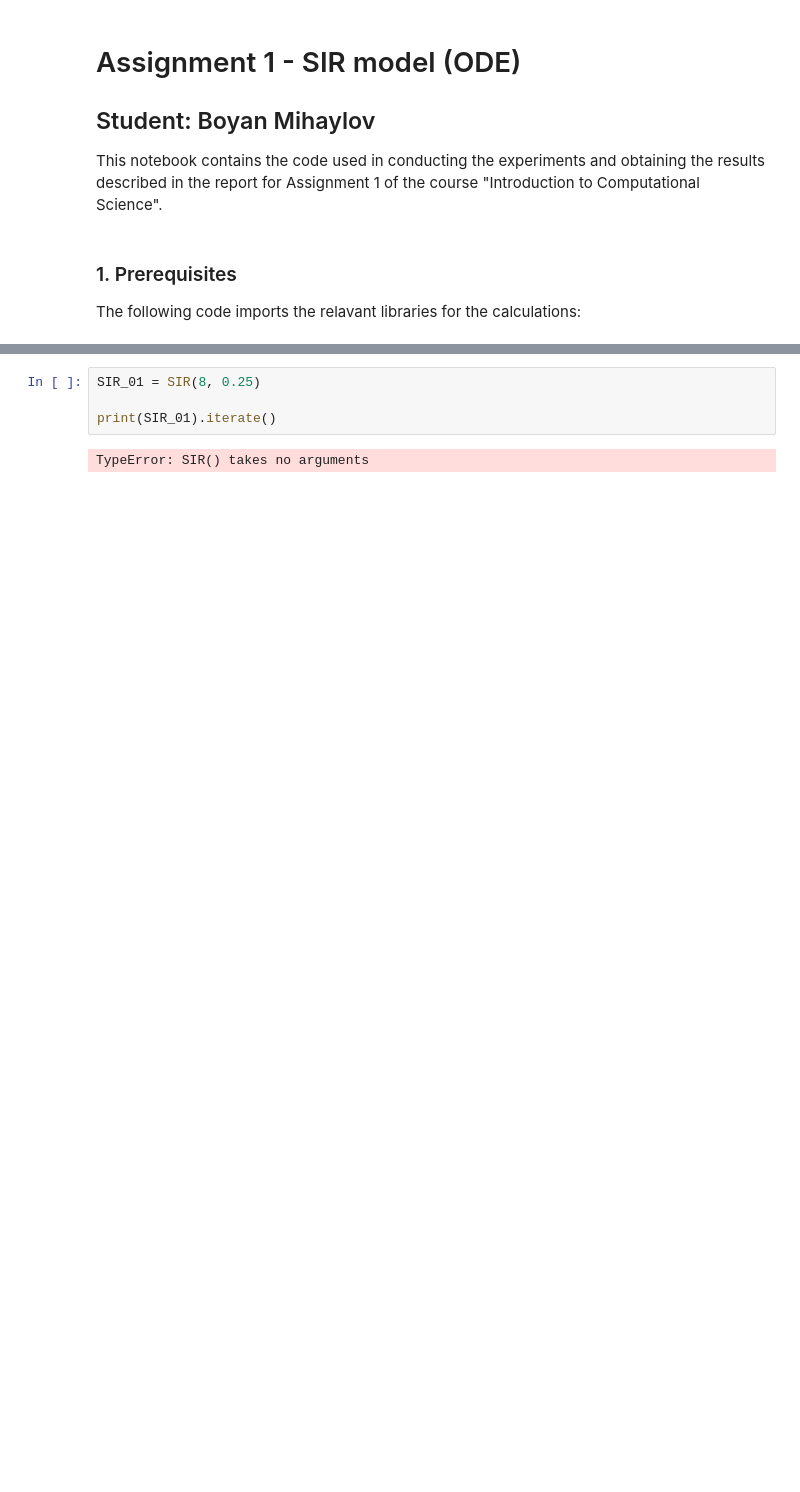
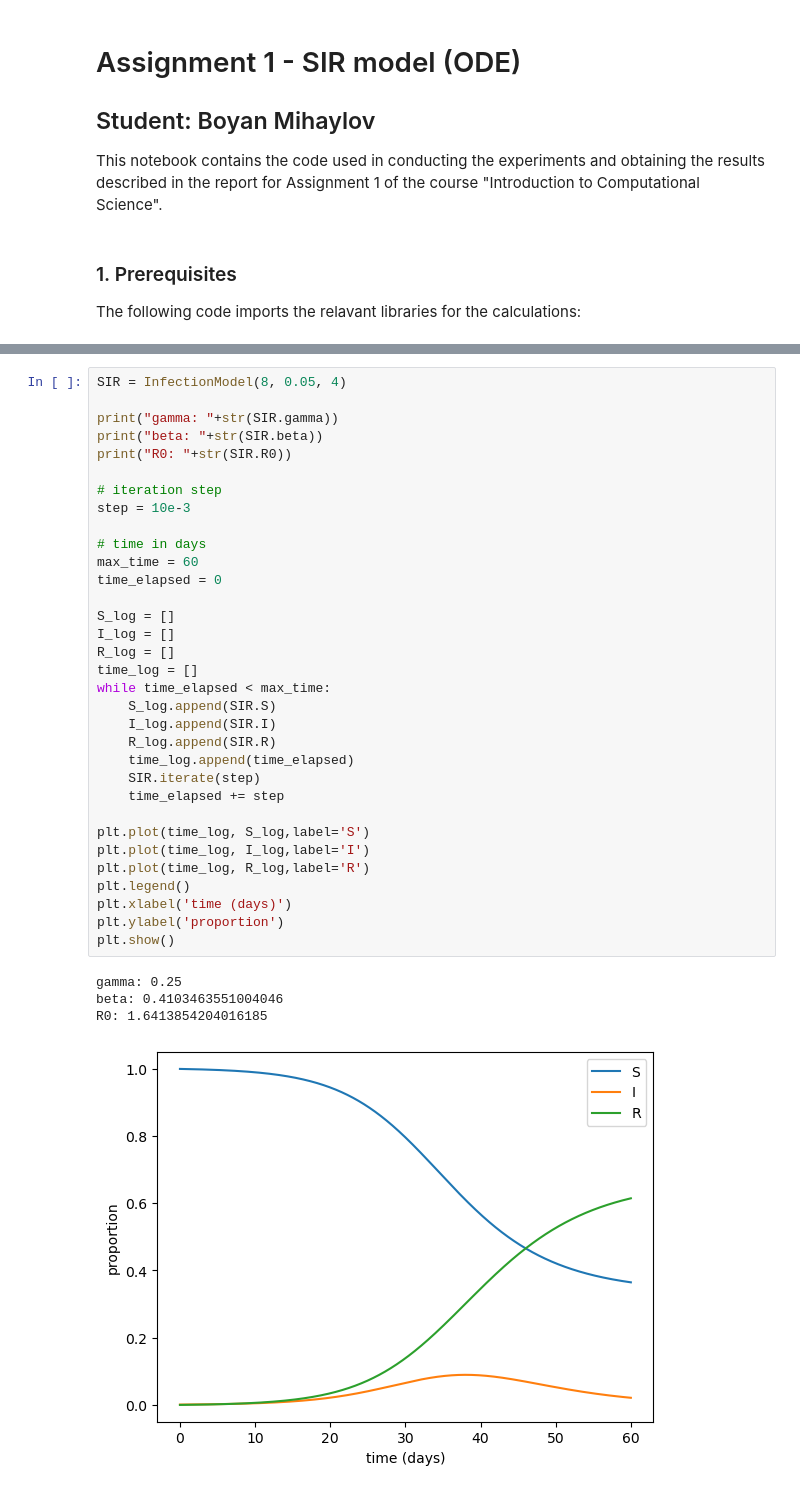
Before and after one commit to mboyan/intro-to-computational-science, a Jupyter notebook: Lab Assignments/Assignment 1/Assignment 1 - SIR model (ODE) - Boyan Mihaylov.ipynb, the cells around one changed output, grey strips where cells are left out. Cells and saved outputs as stored; diff of their text form; blank space fills up the shorter version.

```diff
--- a/Lab Assignments/Assignment 1/Assignment 1 - SIR model (ODE) - Boyan Mihaylov.ipynb
+++ b/Lab Assignments/Assignment 1/Assignment 1 - SIR model (ODE) - Boyan Mihaylov.ipynb
@@ -81,6 +103,38 @@ class SIR:
 # %%
-SIR_01 = SIR(8, 0.25)
+SIR = InfectionModel(8, 0.05, 4)
 
-print(SIR_01).iterate()
+print("gamma: "+str(SIR.gamma))
+print("beta: "+str(SIR.beta))
+print("R0: "+str(SIR.R0))
+
+# iteration step
+step = 10e-3
+
+# time in days
+max_time = 60
+time_elapsed = 0
+
+S_log = []
+I_log = []
+R_log = []
+time_log = []
+while time_elapsed < max_time:
+    S_log.append(SIR.S)
+    I_log.append(SIR.I)
+    R_log.append(SIR.R)
+    time_log.append(time_elapsed)
+    SIR.iterate(step)
+    time_elapsed += step
+
+plt.plot(time_log, S_log,label='S')
+plt.plot(time_log, I_log,label='I')
+plt.plot(time_log, R_log,label='R')
+plt.legend()
+plt.xlabel('time (days)')
+plt.ylabel('proportion')
+plt.show()
 # %% [output]
-TypeError: SIR() takes no arguments
+gamma: 0.25
+beta: 0.4103463551004046
+R0: 1.6413854204016185
+[figure, added]
```
Also changed, not shown: parts of 9 cells of this notebook, 1 other file.
